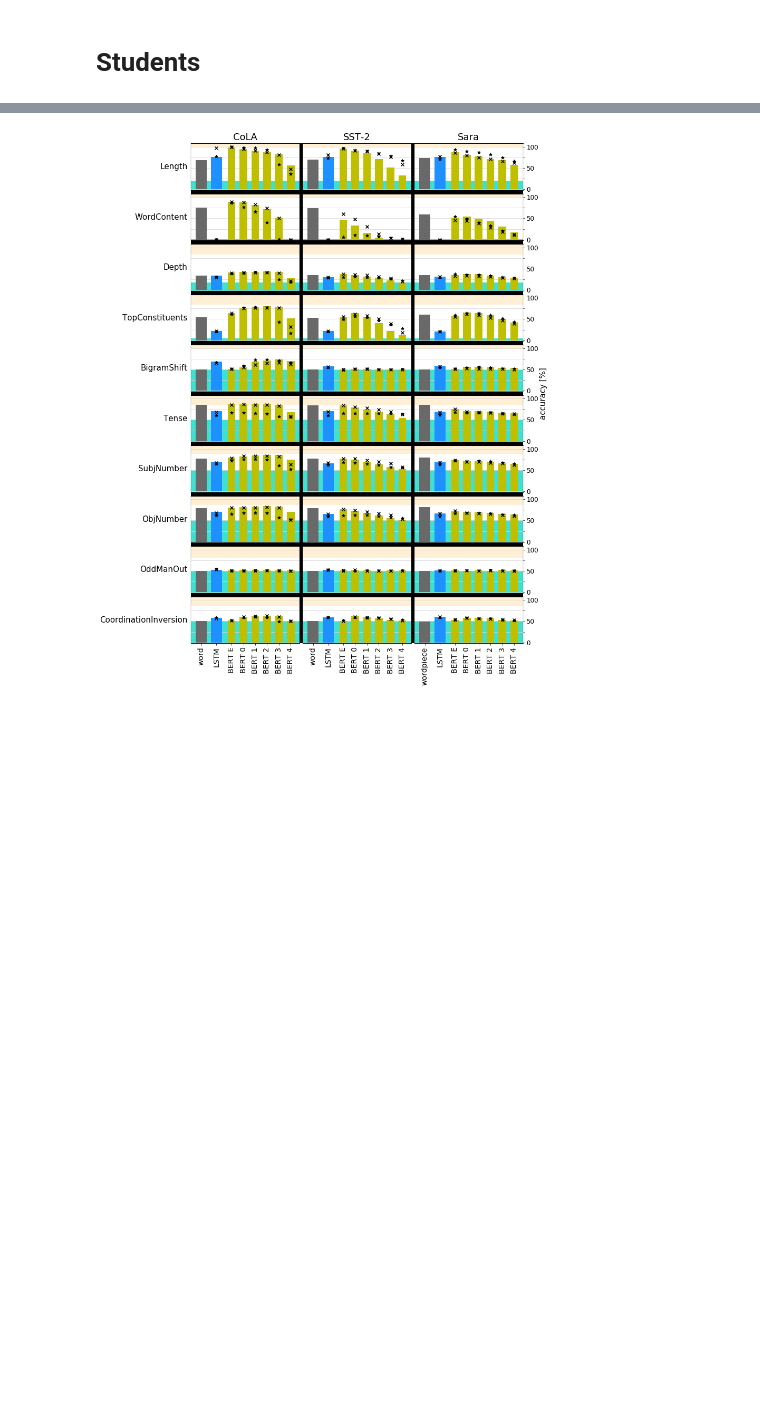
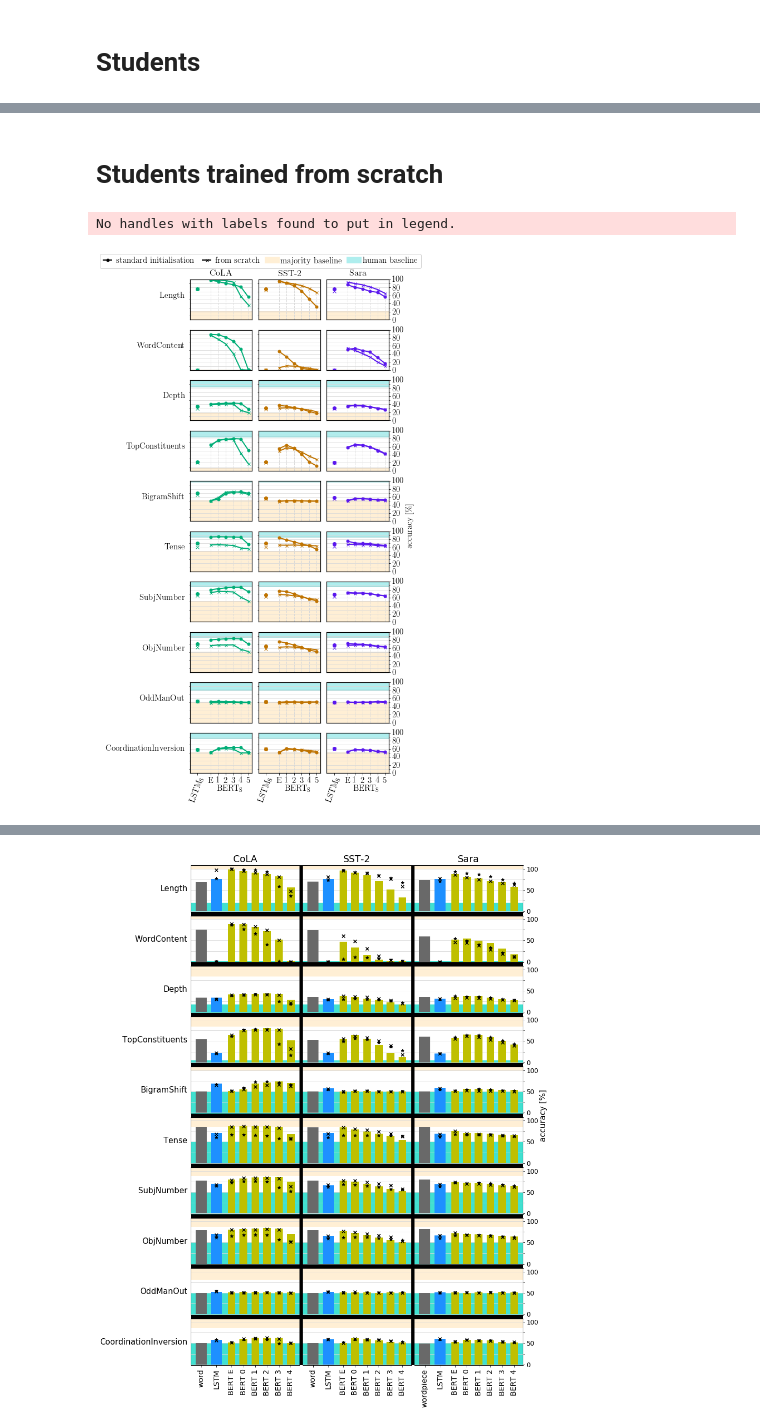
Before and after one commit to samsucik/knowledge-distil-bert, a Jupyter notebook: experiments/analysis/Probing.ipynb, the cells around one changed output, grey strips where cells are left out. Saved outputs shown, nothing was run; the diff lists cells and outputs as text; code cells hidden in the pictures; blank space fills up the shorter version.

```diff
--- a/experiments/analysis/Probing.ipynb
+++ b/experiments/analysis/Probing.ipynb
@@ -301,0 +208,68 @@ fig.savefig("img/probing_students.pdf")
+# %% [markdown]
+# Students trained from scratch
+# %%
+reload(P)
+ncols = 3
+nrows = T
+fig, axs = plt.subplots(nrows=nrows, ncols=ncols, figsize=(8, 14), sharex=True, sharey=True,
+                       gridspec_kw={"wspace": 0.1, "hspace": .25})
+gap_between_groups = 1.5
+centre_xs = {"LSTM": 0}
+bar_width = 1.0
+
+for row, task_name in enumerate(task_names):
+    for col, glue_task in enumerate(P.glue_tasks):
+        ax = axs[row, col]
+        for mode, marker in zip(["", "-scratch"], ["o", "x"]):
+            xs, ys, xlabels = get_data(model="LSTM"+mode, task=glue_task, probing_task=task_name)
+            ax.plot(xs+centre_xs["LSTM"], ys, c=P.glue_task_colours[glue_task], zorder=2, marker=marker)
+
+            xs, ys, xlabels = get_data(model="BERT"+mode, task=glue_task, probing_task=task_name)
+            xs = xs + centre_xs["LSTM"]+2+gap_between_groups-min(xs)
+            m = min(xs)
+            xs = 2*(xs - m) + m
+            ax.plot(xs, ys, c=P.glue_task_colours[glue_task], lw=2, markersize=5, marker=marker, zorder=2)
+            for x, y in zip(xs, ys):
+                ax.axvline(x, ymin=0, ymax=y/100, linestyle="--", c=grid_colour, zorder=0, lw=1)
+
+        ax.set_xlim(-2, max(xs)+1)
+        if row == nrows-1:
+            annotate_range(min(xs), max(xs), P.make_latex_label("BERT"), ax, offset=-0.28)
+            xticks = [centre_xs["LSTM"], *xs]
+            xticklabels = [P.make_latex_label("LSTM"), *xlabels]
+            ax.set_xticks(xticks)
+            ax.set_xticklabels(xticklabels)
+            for l, label in enumerate(ax.get_xticklabels()):
+                if l < 1: label.set_rotation(70)
+        else:
+            ax.tick_params("x", bottom=False, labelbottom=False)
+        if row == 0:
+            ax.set_title(glue_task, fontdict={"fontsize": 16})
+        if col < ncols - 1:
+            ax.tick_params("y", left=False, labelleft=False, right=False, labelright=False, length=0)
+        else:
+            ax.yaxis.tick_right()
+            ax.tick_params("y", left=False, labelleft=False, right=True, labelright=True, length=3)
+        if col == 0:
+            ax.set_ylabel(task_name, rotation=0, ha="right")
+#             ax.tick_params("y", left=False, labelleft=False, right=False, labelright=True, length=0)
+#             ax.yaxis.set_label_position("right")
+#             ax.yaxis.tick_right()
+        make_probing_axis(ax, probing_task=task_name)
+ax.legend()
+additional_leg_entries = [P.new_legend_entry(c="black", label=l, marker=m, lw=2, markersize=5)
+                          for l, m in zip(["standard initialisation", "from scratch"], ["o", "x"])]
+additional_leg_entries += [P.new_legend_entry(c=baseline_colours[b], label=b + " baseline", lw=12)
+                          for b in ["majority", "human"]]
+P.unify_legend_outside(fig, axs, legcols=0, position="top", additional_handles=additional_leg_entries)
+P.add_overall_axislabel(fig, "accuracy [\%]", axis="y", pad=30, side="right")
+plt.subplots_adjust(
+    left  = 0.28,
+    right = 0.90,
+    bottom = 0.07,
+    top = 0.95)
+plt.show()
+fig.savefig("img/probing_students_scratch.pdf")
+# %% [output]
+No handles with labels found to put in legend.
+[figure, added]
```
Also changed, not shown: parts of 15 cells of this notebook, 7 other files.
